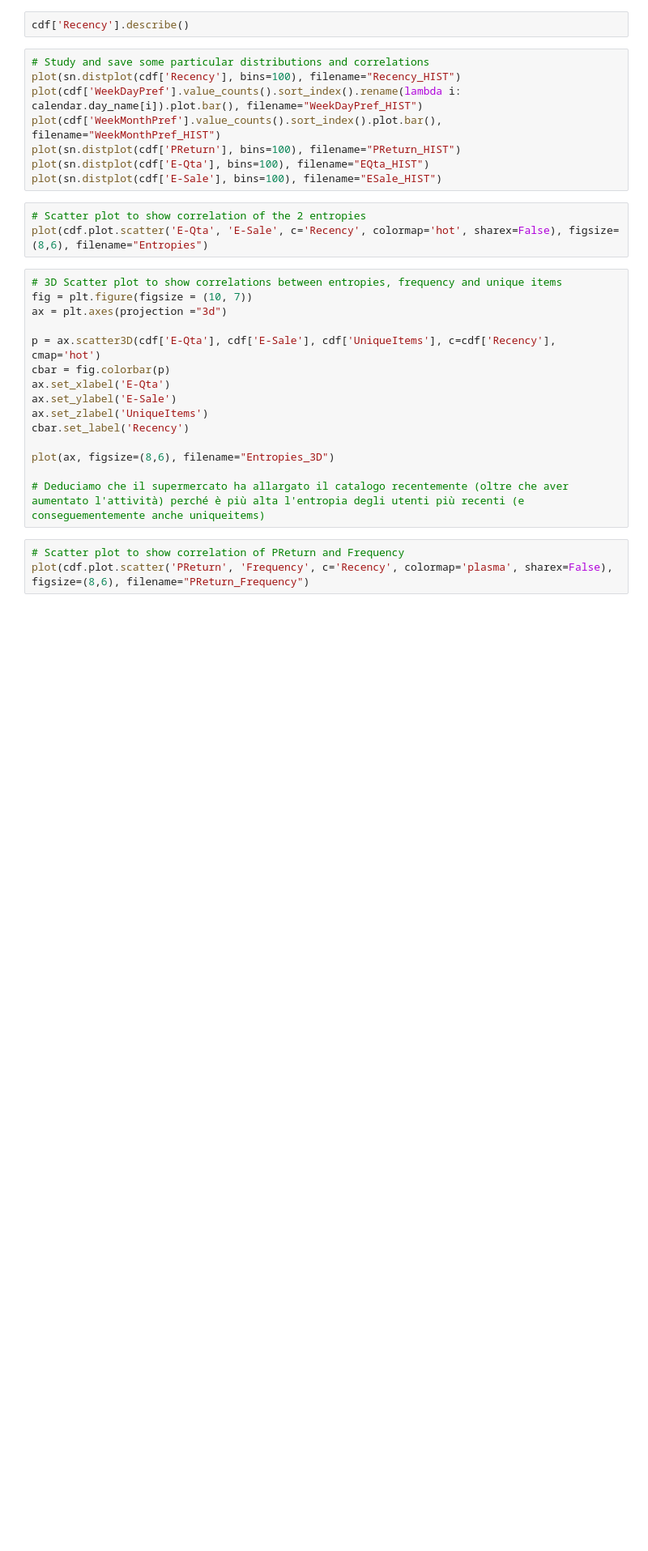
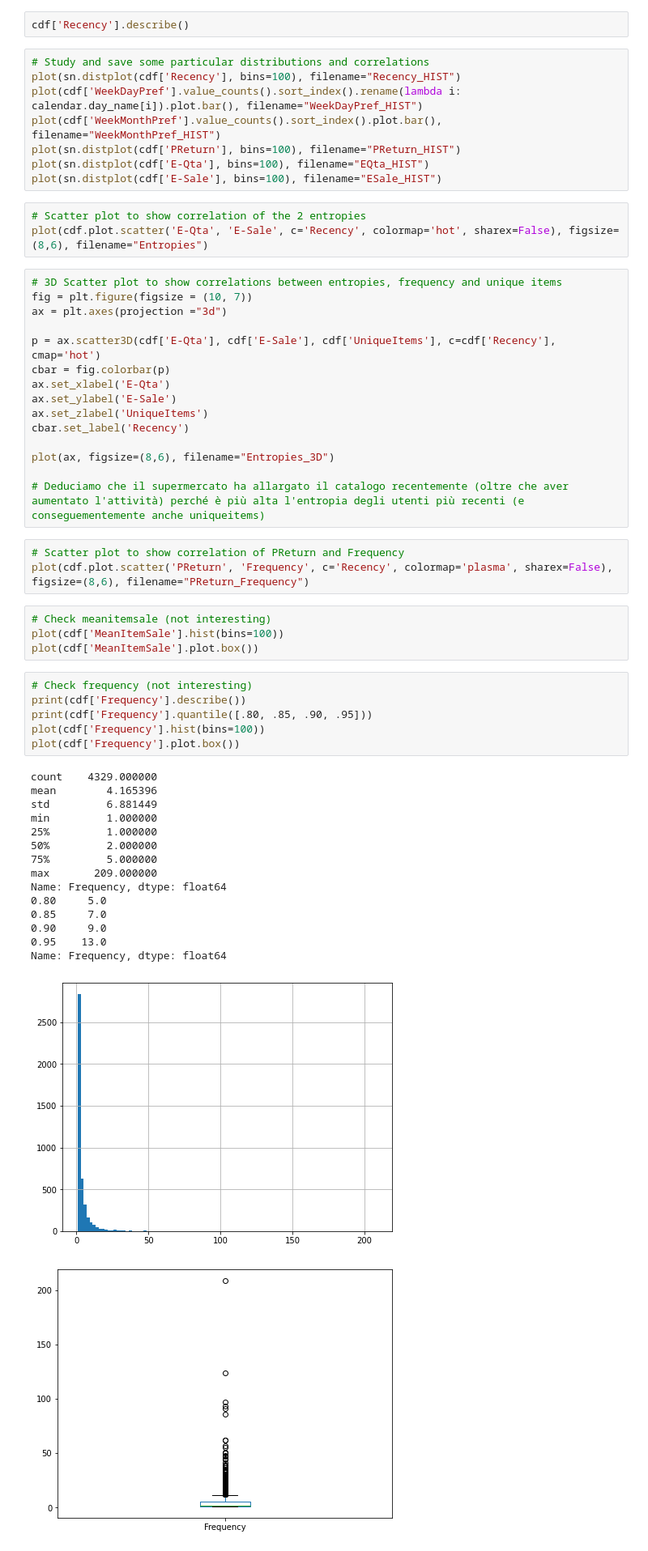
Before and after one commit to CoffeeStraw/Store-Customers-Analysis, a Jupyter notebook: project/data_preparation.ipynb, the cells around one changed output. Shown at 81% size. Saved outputs shown, nothing was run; the diff lists cells and outputs as text; blank space fills up the shorter version.

```diff
--- a/project/data_preparation.ipynb
+++ b/project/data_preparation.ipynb
@@ -187,3 +214,30 @@ plot(ax, figsize=(8,6), filename="Entropies_3D")
 # %%
 # Scatter plot to show correlation of PReturn and Frequency
 plot(cdf.plot.scatter('PReturn', 'Frequency', c='Recency', colormap='plasma', sharex=False), figsize=(8,6), filename="PReturn_Frequency")
+# %%
+# Check meanitemsale (not interesting)
+plot(cdf['MeanItemSale'].hist(bins=100))
+plot(cdf['MeanItemSale'].plot.box())
+# %%
+# Check frequency (not interesting)
+print(cdf['Frequency'].describe())
+print(cdf['Frequency'].quantile([.80, .85, .90, .95]))
+plot(cdf['Frequency'].hist(bins=100))
+plot(cdf['Frequency'].plot.box())
+# %% [output]
+count    4329.000000
+mean        4.165396
+std         6.881449
+min         1.000000
+25%         1.000000
+50%         2.000000
+75%         5.000000
+max       209.000000
+Name: Frequency, dtype: float64
+0.80     5.0
+0.85     7.0
+0.90     9.0
+0.95    13.0
+Name: Frequency, dtype: float64
+[figure, added]
+[figure, added]
```
Also changed, not shown: parts of 3 cells of this notebook, 6 other files.
